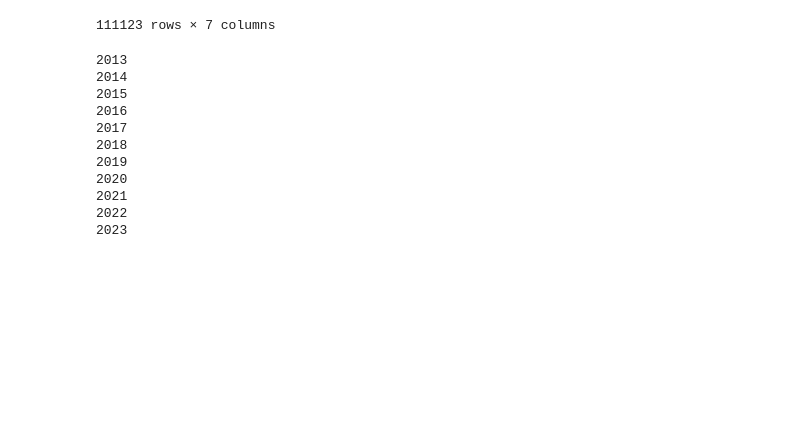
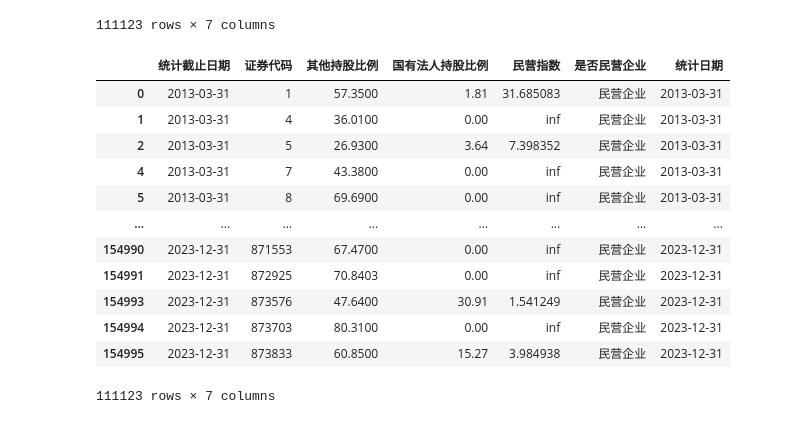
Before and after one commit to Prussia/playJupyter, a Jupyter notebook: testproj/计算加权回报率.ipynb, the cells around one changed output. Saved outputs shown, nothing was run; the diff lists cells and outputs as text; code cells hidden in the pictures; blank space fills up the shorter version.

```diff
--- a/testproj/计算加权回报率.ipynb
+++ b/testproj/计算加权回报率.ipynb
@@ -74,16 +65,0 @@ periods = {
-# %%
-# 对公司进行分组 按照季度进行调仓
-for year in df1['统计日期'].dt.year.unique():
-    print(year)
-# %% [output]
-2013
-2014
-2015
-2016
-2017
-2018
-2019
-2020
-2021
-2022
-2023
@@ -89,0 +72,16 @@ for year in df1['统计日期'].dt.year.unique():
+# %%
+df1
+# %% [output]
+|  | 统计截止日期 | 证券代码 | 其他持股比例 | 国有法人持股比例 | 民营指数 | 是否民营企业 | 统计日期 |
+| 0 | 2013-03-31 | 1 | 57.3500 | 1.81 | 31.685083 | 民营企业 | 2013-03-31 |
+| 1 | 2013-03-31 | 4 | 36.0100 | 0.00 | inf | 民营企业 | 2013-03-31 |
+| 2 | 2013-03-31 | 5 | 26.9300 | 3.64 | 7.398352 | 民营企业 | 2013-03-31 |
+| 4 | 2013-03-31 | 7 | 43.3800 | 0.00 | inf | 民营企业 | 2013-03-31 |
+| 5 | 2013-03-31 | 8 | 69.6900 | 0.00 | inf | 民营企业 | 2013-03-31 |
+| ... | ... | ... | ... | ... | ... | ... | ... |
+| 154990 | 2023-12-31 | 871553 | 67.4700 | 0.00 | inf | 民营企业 | 2023-12-31 |
+| 154991 | 2023-12-31 | 872925 | 70.8403 | 0.00 | inf | 民营企业 | 2023-12-31 |
+| 154993 | 2023-12-31 | 873576 | 47.6400 | 30.91 | 1.541249 | 民营企业 | 2023-12-31 |
+| 154994 | 2023-12-31 | 873703 | 80.3100 | 0.00 | inf | 民营企业 | 2023-12-31 |
+| 154995 | 2023-12-31 | 873833 | 60.8500 | 15.27 | 3.984938 | 民营企业 | 2023-12-31 |
+111123 rows × 7 columns
```
Also changed, not shown: parts of 8 cells of this notebook.
